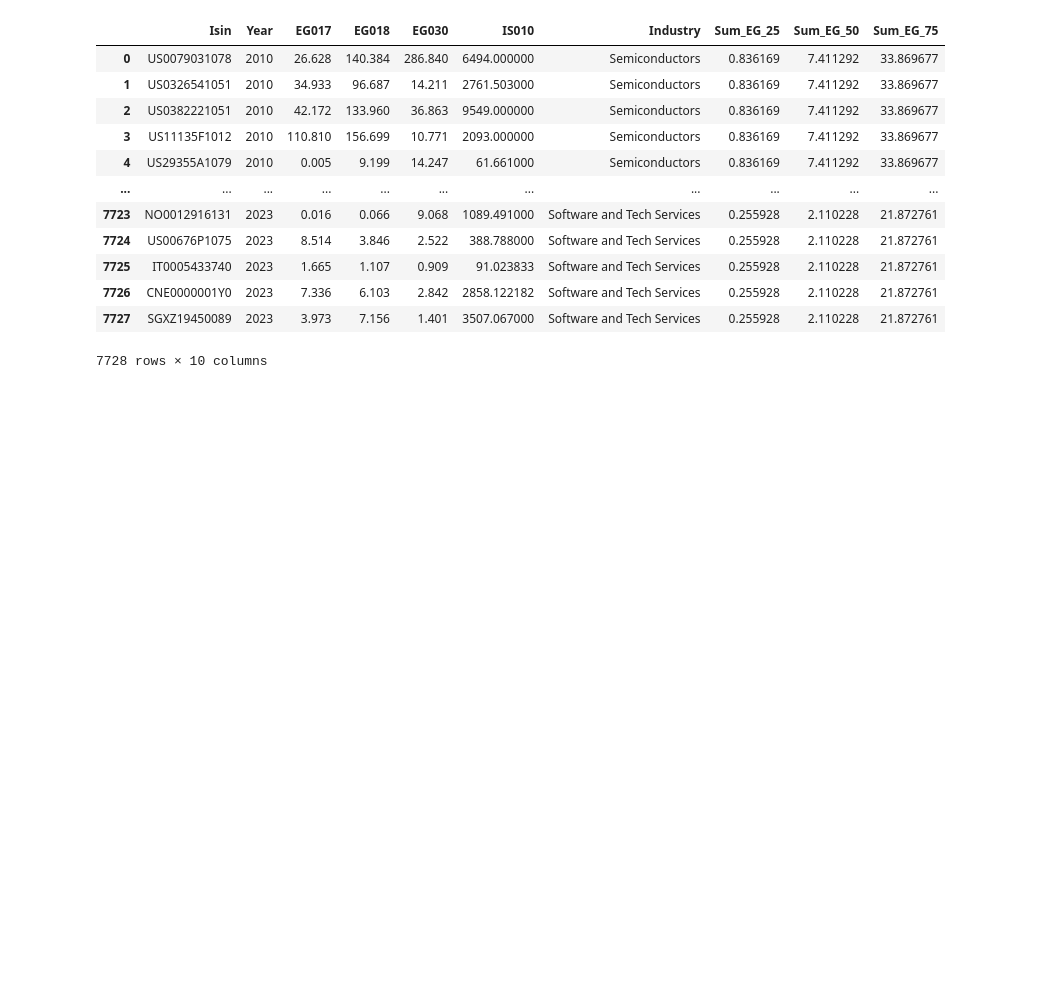
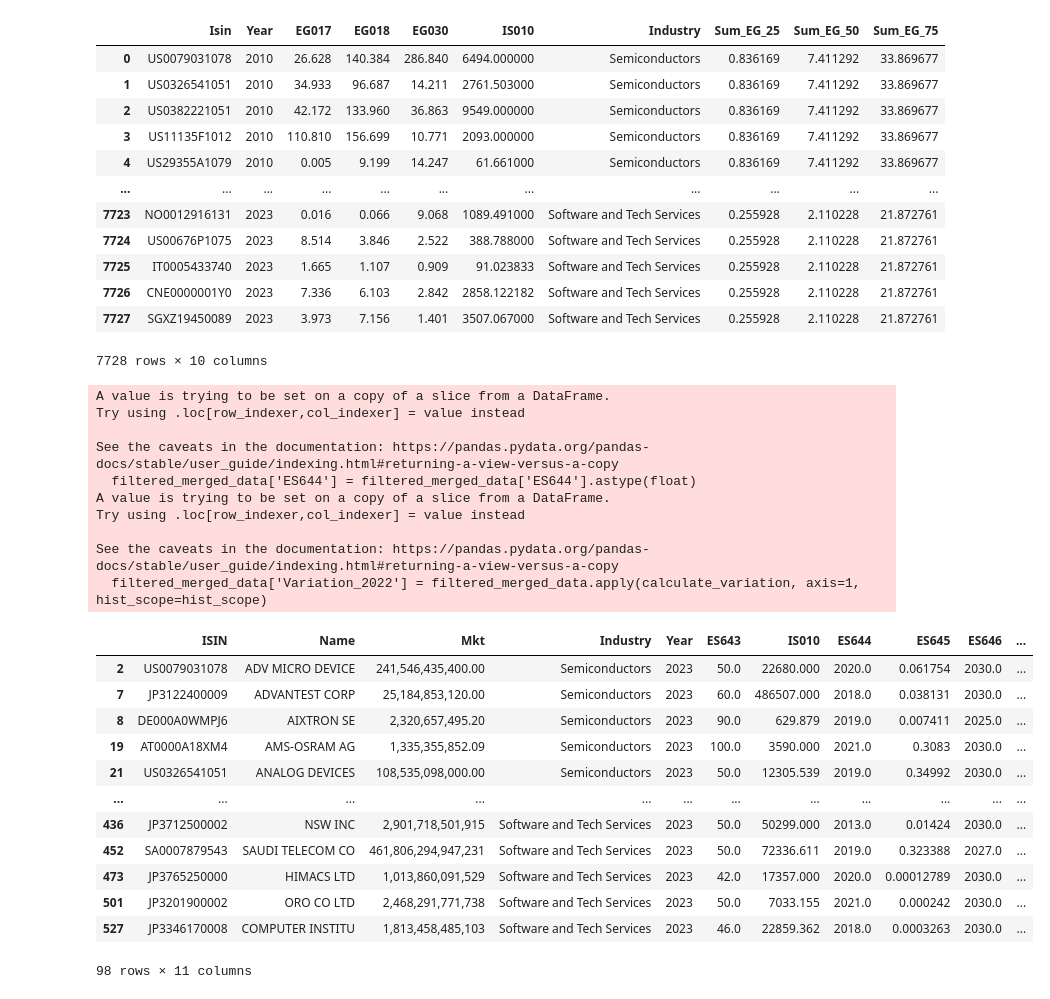
Before and after one commit to VeroOli/ESG-Intelligence-Final_Project-Ironhack, a Jupyter notebook: notebooks/Historical.ipynb, the cells around one changed output. Cells and saved outputs as stored; diff of their text form; code cells hidden in the pictures; blank space fills up the shorter version.

```diff
--- a/notebooks/Historical.ipynb
+++ b/notebooks/Historical.ipynb
@@ -187,3 +187,54 @@ hist_scope
 | 7726 | CNE0000001Y0 | 2023 | 7.336 | 6.103 | 2.842 | 2858.122182 | Software and Tech Services | 0.255928 | 2.110228 | 21.872761 |
 | 7727 | SGXZ19450089 | 2023 | 3.973 | 7.156 | 1.401 | 3507.067000 | Software and Tech Services | 0.255928 | 2.110228 | 21.872761 |
 7728 rows × 10 columns
+# %%
+filtered_merged_data = merged_data[merged_data['ES644'] != 'No data']
+
+# Convertir columnas relevantes a numéricas
+filtered_merged_data['ES644'] = filtered_merged_data['ES644'].astype(float)
+
+# Función para calcular la variación en 2022 respecto al año indicado en ES644 (en porcentaje por cada 100)
+def calculate_variation(row, hist_scope):
+    isin = row['ISIN']
+    target_year = int(row['ES644'])
+
+    # Filtrar hist_scope para el ISIN y los años relevantes
+    hist_scope_isin = hist_scope[hist_scope['Isin'] == isin]
+    hist_scope_2022 = hist_scope_isin[hist_scope_isin['Year'] == 2022]
+    hist_scope_target_year = hist_scope_isin[hist_scope_isin['Year'] == target_year]
+
+    if not hist_scope_target_year.empty and not hist_scope_2022.empty:
+        sum_target_year = hist_scope_target_year['EG017'].values[0] + hist_scope_target_year['EG018'].values[0]
+        sum_2022 = hist_scope_2022['EG017'].values[0] + hist_scope_2022['EG018'].values[0]
+        return ((sum_2022 - sum_target_year) / sum_target_year) * 100 if sum_target_year != 0 else None
+    else:
+        return None
+
+# Aplicar la función a cada fila del dataframe filtrado
+filtered_merged_data['Variation_2022'] = filtered_merged_data.apply(calculate_variation, axis=1, hist_scope=hist_scope)
+
+filtered_merged_data
+# %% [output]
+A value is trying to be set on a copy of a slice from a DataFrame.
+Try using .loc[row_indexer,col_indexer] = value instead
+
+See the caveats in the documentation: https://pandas.pydata.org/pandas-docs/stable/user_guide/indexing.html#returning-a-view-versus-a-copy
+  filtered_merged_data['ES644'] = filtered_merged_data['ES644'].astype(float)
+A value is trying to be set on a copy of a slice from a DataFrame.
+Try using .loc[row_indexer,col_indexer] = value instead
+
+See the caveats in the documentation: https://pandas.pydata.org/pandas-docs/stable/user_guide/indexing.html#returning-a-view-versus-a-copy
+  filtered_merged_data['Variation_2022'] = filtered_merged_data.apply(calculate_variation, axis=1, hist_scope=hist_scope)
+|  | ISIN | Name | Mkt | Industry | Year | ES643 | IS010 | ES644 | ES645 | ES646 | ... |
+| 2 | US0079031078 | ADV MICRO DEVICE | 241,546,435,400.00 | Semiconductors | 2023 | 50.0 | 22680.000 | 2020.0 | 0.061754 | 2030.0 | ... |
+| 7 | JP3122400009 | ADVANTEST CORP | 25,184,853,120.00 | Semiconductors | 2023 | 60.0 | 486507.000 | 2018.0 | 0.038131 | 2030.0 | ... |
+| 8 | DE000A0WMPJ6 | AIXTRON SE | 2,320,657,495.20 | Semiconductors | 2023 | 90.0 | 629.879 | 2019.0 | 0.007411 | 2025.0 | ... |
+| 19 | AT0000A18XM4 | AMS-OSRAM AG | 1,335,355,852.09 | Semiconductors | 2023 | 100.0 | 3590.000 | 2021.0 | 0.3083 | 2030.0 | ... |
+| 21 | US0326541051 | ANALOG DEVICES | 108,535,098,000.00 | Semiconductors | 2023 | 50.0 | 12305.539 | 2019.0 | 0.34992 | 2030.0 | ... |
+| ... | ... | ... | ... | ... | ... | ... | ... | ... | ... | ... | ... |
+| 436 | JP3712500002 | NSW INC | 2,901,718,501,915 | Software and Tech Services | 2023 | 50.0 | 50299.000 | 2013.0 | 0.01424 | 2030.0 | ... |
+| 452 | SA0007879543 | SAUDI TELECOM CO | 461,806,294,947,231 | Software and Tech Services | 2023 | 50.0 | 72336.611 | 2019.0 | 0.323388 | 2027.0 | ... |
+| 473 | JP3765250000 | HIMACS LTD | 1,013,860,091,529 | Software and Tech Services | 2023 | 42.0 | 17357.000 | 2020.0 | 0.00012789 | 2030.0 | ... |
+| 501 | JP3201900002 | ORO CO LTD | 2,468,291,771,738 | Software and Tech Services | 2023 | 50.0 | 7033.155 | 2021.0 | 0.000242 | 2030.0 | ... |
+| 527 | JP3346170008 | COMPUTER INSTITU | 1,813,458,485,103 | Software and Tech Services | 2023 | 46.0 | 22859.362 | 2018.0 | 0.0003263 | 2030.0 | ... |
+98 rows × 11 columns
```
Also changed, not shown: parts of 2 cells of this notebook, 11 other files.
